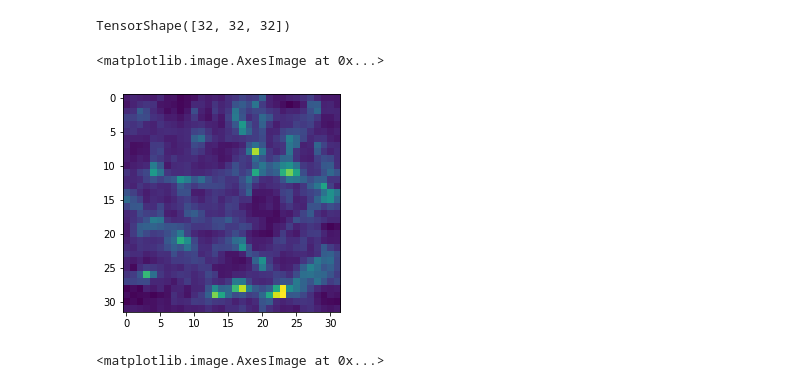
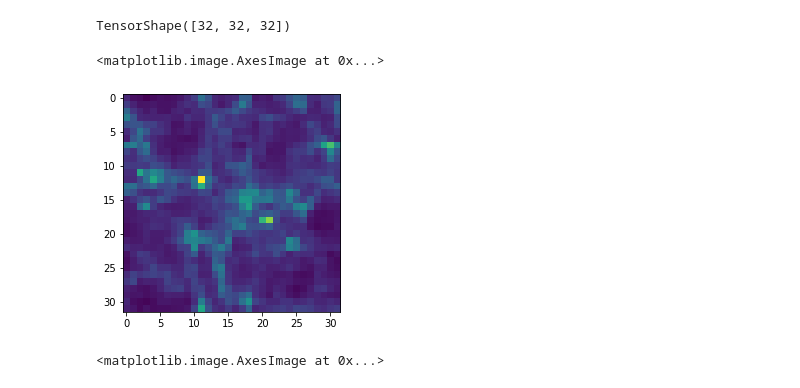
Before and after one commit to SumeetChougule/PM-HR, a Jupyter notebook: experiments/Force_correction.ipynb, the cells around one changed output. Saved outputs shown, nothing was run; the diff lists cells and outputs as text; code cells hidden in the pictures.

```diff
--- a/experiments/Force_correction.ipynb
+++ b/experiments/Force_correction.ipynb
@@ -87,10 +87,10 @@ fin_b[2][0].shape
 # %% [output]
 TensorShape([32, 32, 32])
 # %%
-plt.imshow(fin_b[2][0].numpy().sum(axis=0))
+plt.imshow(fin_b[0][0].numpy().sum(axis=0))
 # %% [output]
 <matplotlib.image.AxesImage at 0x...>
-[figure, old version]
+[figure, new version]
 # %%
 # Model trained on this distribution of 32^3 particles
 plt.imshow(fin[0].numpy().sum(axis=0))
```
Also changed, not shown: parts of 14 cells of this notebook.
